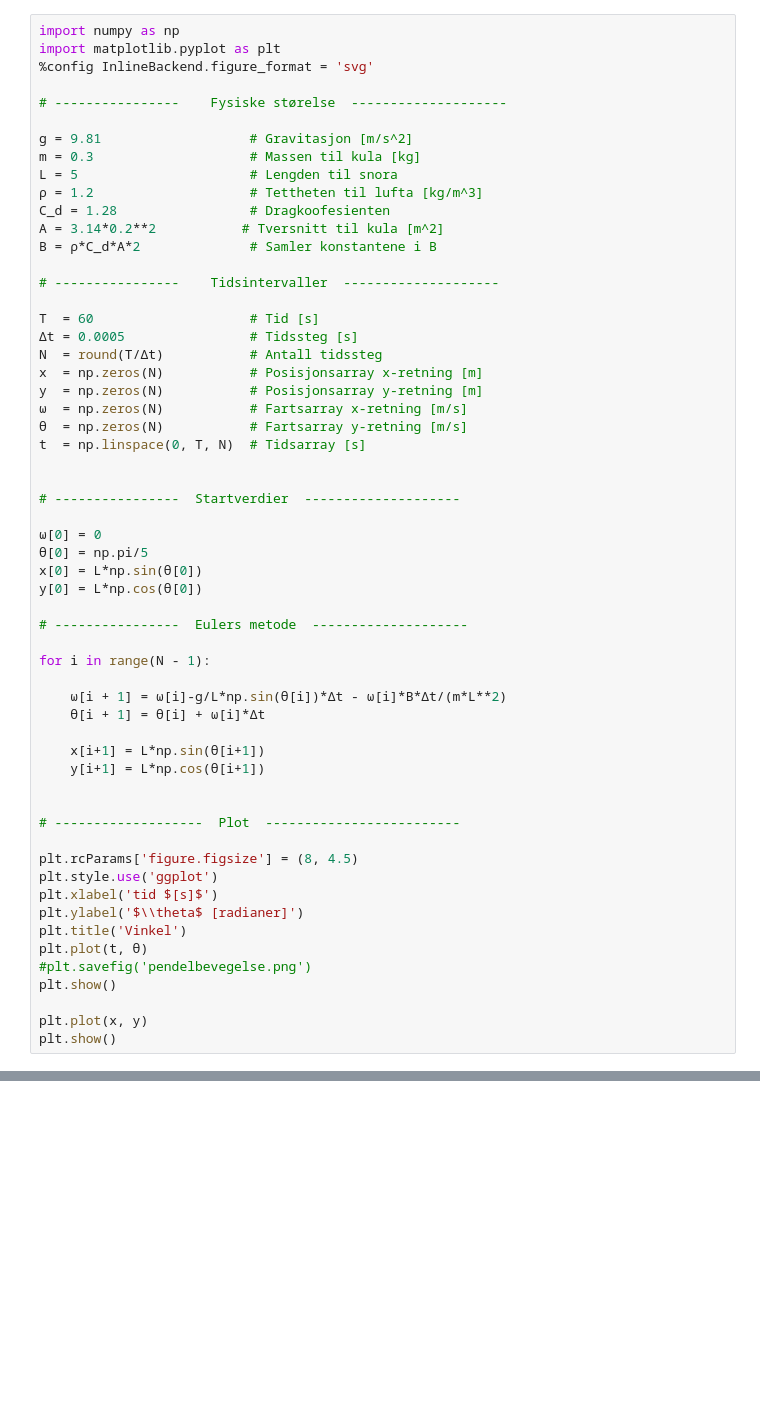
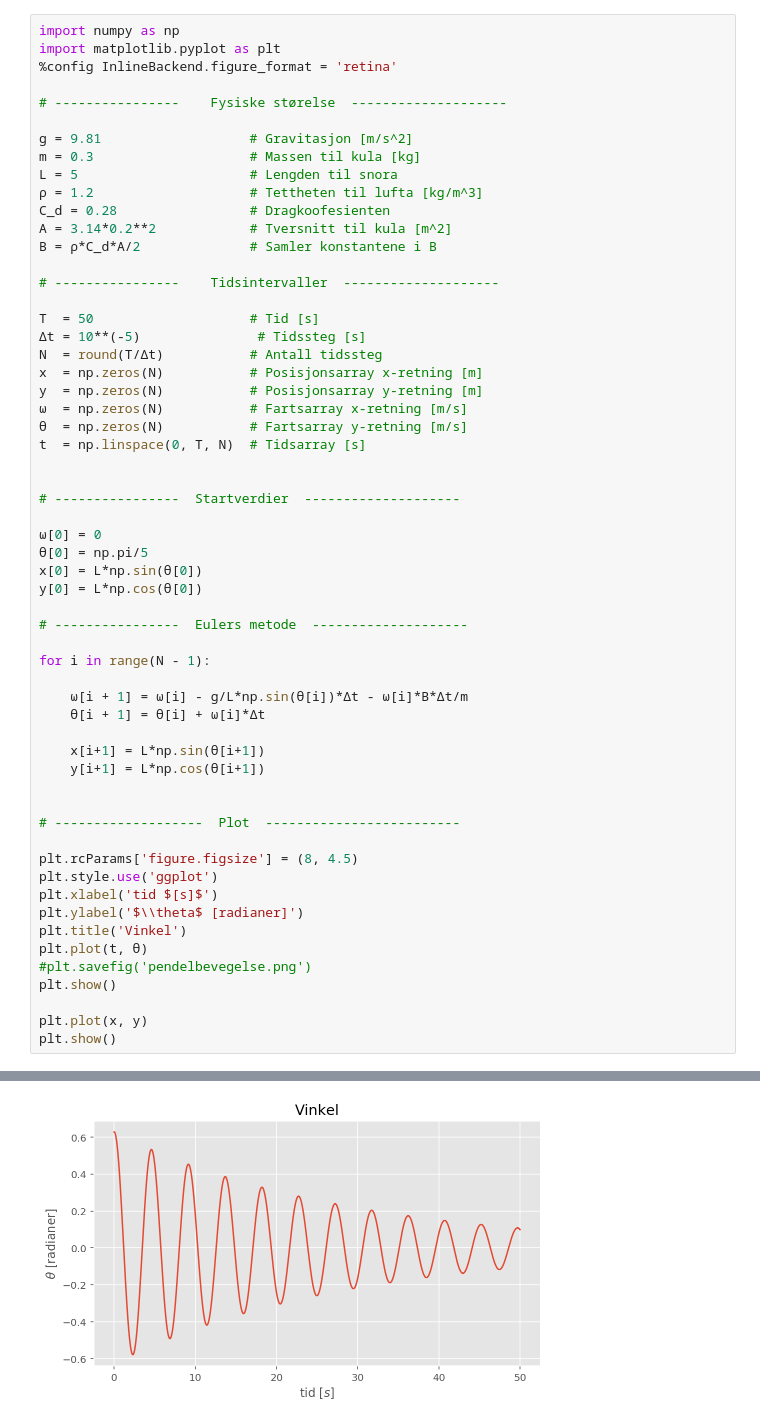
Before and after one commit to mareis/InnProFag, a Jupyter notebook: Eulers metode/Pendel.ipynb, the cells around one changed output, grey strips where cells are left out. Drawn from its saved outputs; the diff is of its cells as text; blank space fills up the shorter version.

```diff
--- a/Eulers metode/Pendel.ipynb
+++ b/Eulers metode/Pendel.ipynb
@@ -48,7 +52,7 @@ $$\omega^\prime = -\frac{g}{L}\sin(\theta) - \frac{B\,\omega}{mL^2}$$
 # %%
 import numpy as np
 import matplotlib.pyplot as plt
-%config InlineBackend.figure_format = 'svg'
+%config InlineBackend.figure_format = 'retina'
 
 # ----------------    Fysiske størelse  --------------------
 
@@ -56,14 +60,14 @@ g = 9.81                   # Gravitasjon [m/s^2]
 m = 0.3                    # Massen til kula [kg]
 L = 5                      # Lengden til snora
 ρ = 1.2                    # Tettheten til lufta [kg/m^3]
-C_d = 1.28                 # Dragkoofesienten
-A = 3.14*0.2**2           # Tversnitt til kula [m^2]
-B = ρ*C_d*A*2              # Samler konstantene i B
+C_d = 0.28                 # Dragkoofesienten
+A = 3.14*0.2**2            # Tversnitt til kula [m^2]
+B = ρ*C_d*A/2              # Samler konstantene i B
 
 # ----------------    Tidsintervaller  --------------------
 
-T  = 60                    # Tid [s]
-Δt = 0.0005                # Tidssteg [s]
+T  = 50                    # Tid [s]
+Δt = 10**(-5)               # Tidssteg [s]
 N  = round(T/Δt)           # Antall tidssteg
 x  = np.zeros(N)           # Posisjonsarray x-retning [m]
 y  = np.zeros(N)           # Posisjonsarray y-retning [m]
@@ -83,7 +87,7 @@ y[0] = L*np.cos(θ[0])
 
 for i in range(N - 1):
 
-    ω[i + 1] = ω[i]-g/L*np.sin(θ[i])*Δt - ω[i]*B*Δt/(m*L**2)
+    ω[i + 1] = ω[i] - g/L*np.sin(θ[i])*Δt - ω[i]*B*Δt/m
     θ[i + 1] = θ[i] + ω[i]*Δt
 
     x[i+1] = L*np.sin(θ[i+1])
@@ -108,0 +111 @@ plt.show()
+[figure, added]
```
Also changed, not shown: parts of 2 cells of this notebook, 3 other files.
